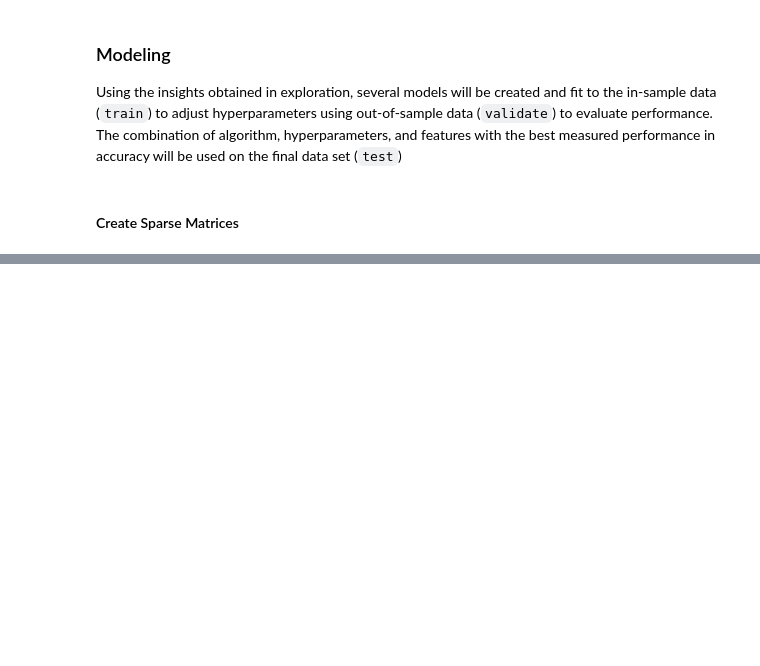
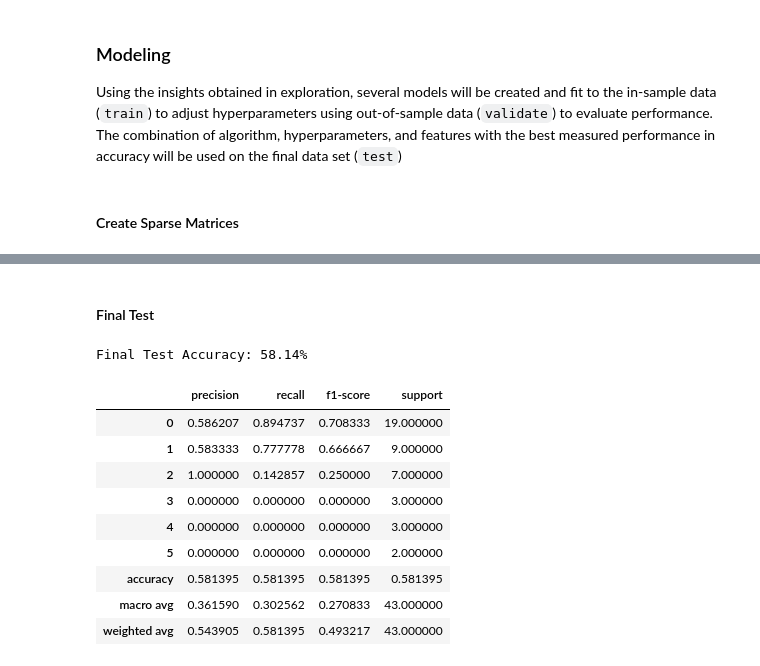
Before and after one commit to NLP-Project-CRT/NLP-Project, a Jupyter notebook: rz_workbook.ipynb, the cells around one changed output, grey strips where cells are left out. Drawn from its saved outputs; the diff is of its cells as text; code cells hidden in the pictures; blank space fills up the shorter version.

Commit message:
Finalize report draft

```diff
--- a/rz_workbook.ipynb
+++ b/rz_workbook.ipynb
@@ -1000,0 +976,10 @@ mnb.score(X_val_cv, y2)
+# %%
+# using DT with tfidf
+
+
+# create tree object
+tree_tfidf = DecisionTreeClassifier(max_depth=3, random_state=19)
+# fit tree to train data
+tree_tfidf.fit(X_train_tfidf, y_train.target_class)
+# output in-sample score
+tree_tfidf.score(X_train_tfidf, y_train.target_class)
@@ -1000,0 +1173,21 @@ mnb.score(X_val_cv, y2)
+# %% [markdown]
+#### Final Test
+# %%
+# Final test using DT and TFIDF
+
+# output final model score on test data
+print(f'Final Test Accuracy: {tree_tfidf.score(X_test_tfidf, y_test.target_class):0.2%}\n')
+preds = tree_tfidf.predict(X_test_tfidf)
+pd.DataFrame(classification_report(y_test.target_class, preds, output_dict=True)).T
+# %% [output]
+Final Test Accuracy: 58.14%
+|  | precision | recall | f1-score | support |
+| 0 | 0.586207 | 0.894737 | 0.708333 | 19.000000 |
+| 1 | 0.583333 | 0.777778 | 0.666667 | 9.000000 |
+| 2 | 1.000000 | 0.142857 | 0.250000 | 7.000000 |
+| 3 | 0.000000 | 0.000000 | 0.000000 | 3.000000 |
+| 4 | 0.000000 | 0.000000 | 0.000000 | 3.000000 |
+| 5 | 0.000000 | 0.000000 | 0.000000 | 2.000000 |
+| accuracy | 0.581395 | 0.581395 | 0.581395 | 0.581395 |
+| macro avg | 0.361590 | 0.302562 | 0.270833 | 43.000000 |
+| weighted avg | 0.543905 | 0.581395 | 0.493217 | 43.000000 |
```
Also changed, not shown: parts of 79 cells of this notebook.
